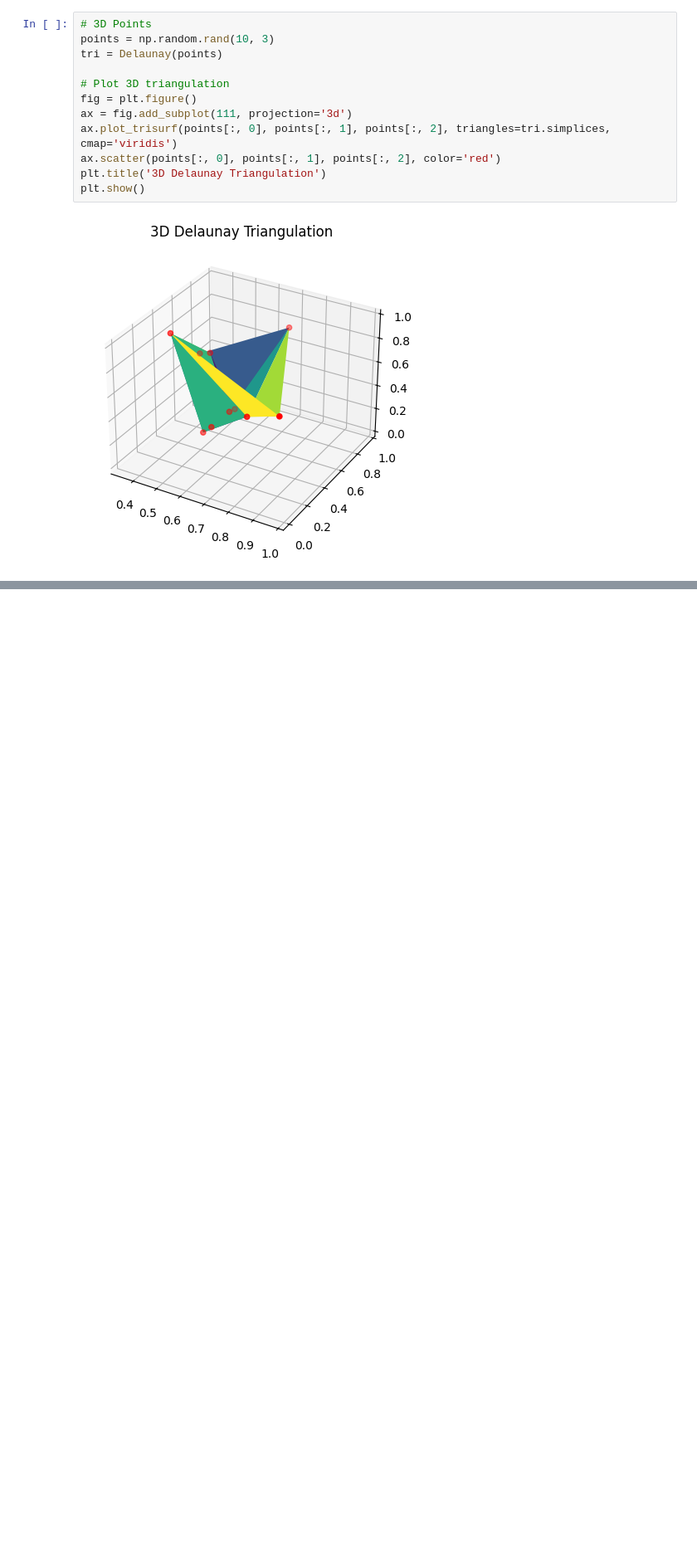
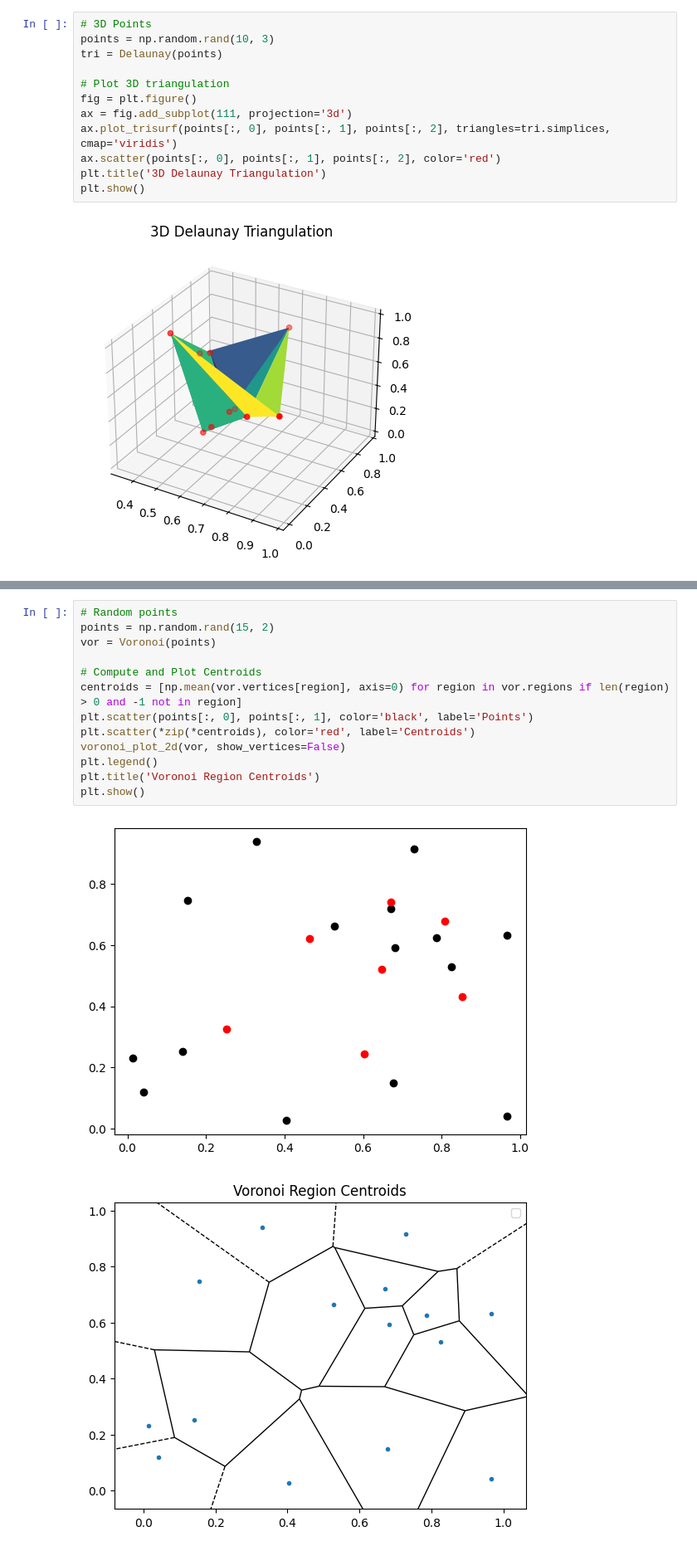
Before and after one commit to rubydamodar/SciPyMastery-From-Basics-to-Breakthroughs, a Jupyter notebook: Beginner Level/SCIPY-SPATIAL.ipynb, the cells around one changed output, grey strips where cells are left out. Shown at 83% size. Cells and saved outputs as stored; diff of their text form; blank space fills up the shorter version.

```diff
--- a/Beginner Level/SCIPY-SPATIAL.ipynb
+++ b/Beginner Level/SCIPY-SPATIAL.ipynb
@@ -526,0 +547,16 @@ plt.show()
+# %%
+# Random points
+points = np.random.rand(15, 2)
+vor = Voronoi(points)
+
+# Compute and Plot Centroids
+centroids = [np.mean(vor.vertices[region], axis=0) for region in vor.regions if len(region) > 0 and -1 not in region]
+plt.scatter(points[:, 0], points[:, 1], color='black', label='Points')
+plt.scatter(*zip(*centroids), color='red', label='Centroids')
+voronoi_plot_2d(vor, show_vertices=False)
+plt.legend()
+plt.title('Voronoi Region Centroids')
+plt.show()
+# %% [output]
+[figure, added]
+[figure, added]
```
Also changed, not shown: parts of 3 cells of this notebook.
